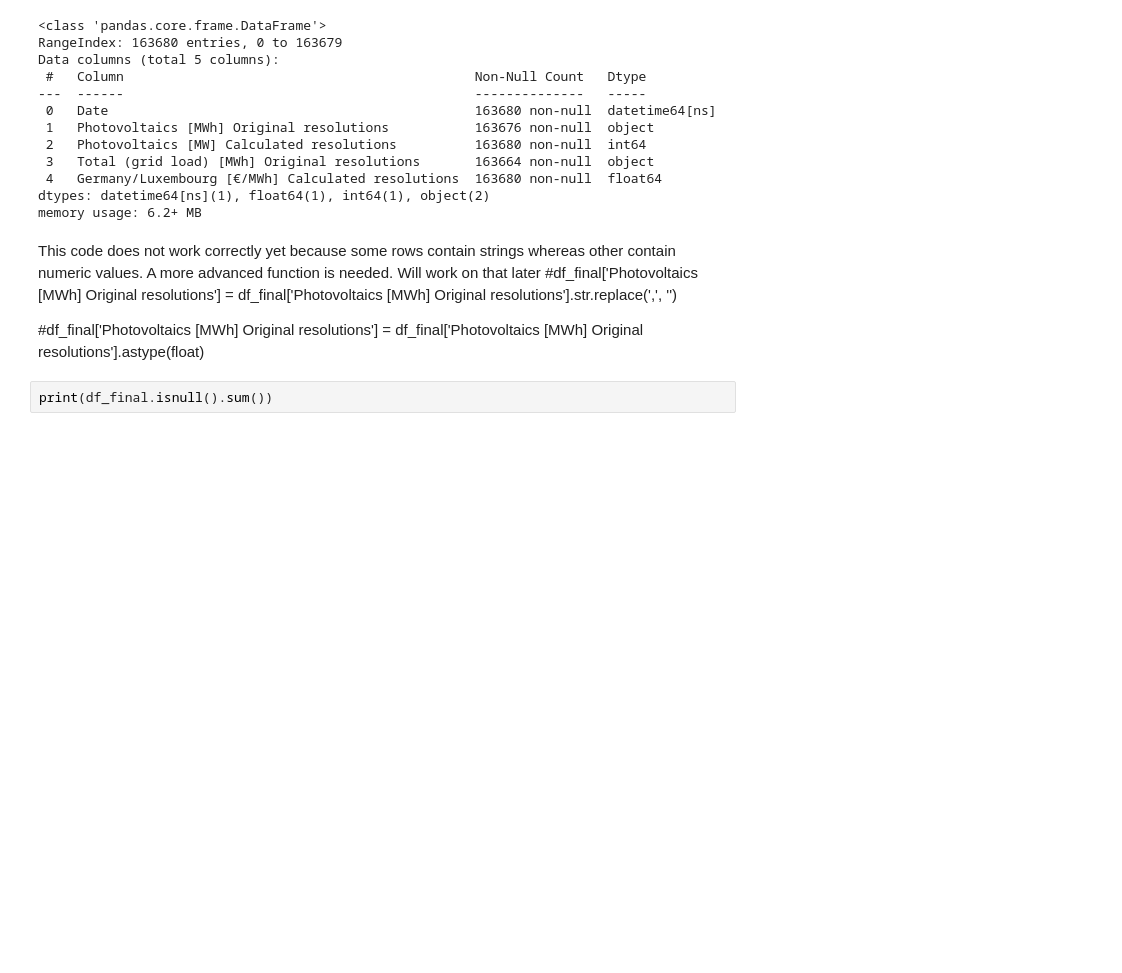
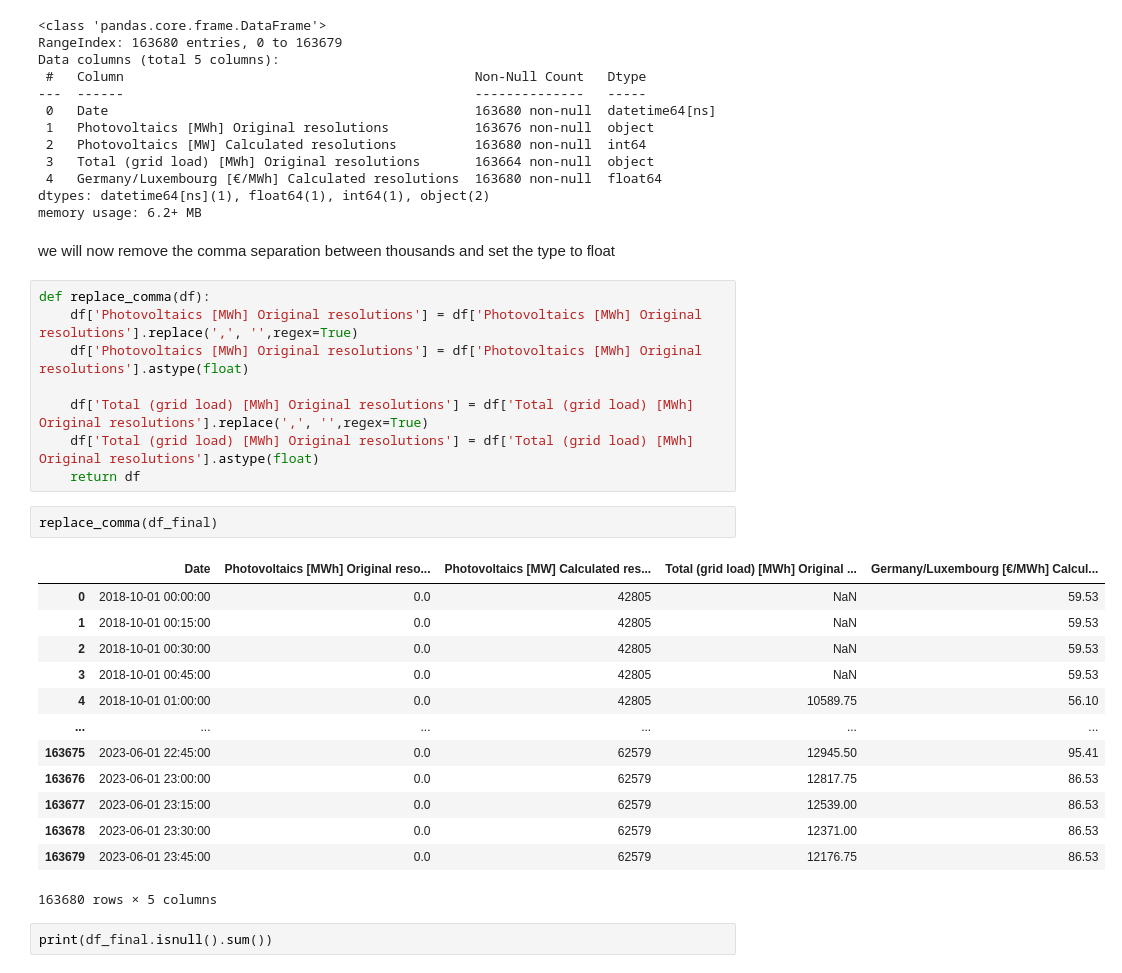
Before and after one commit to fritzfritzfritzz/EES_Optimisation, a Jupyter notebook: 20230628_Aquisition_Cleaing_Concat.ipynb, the cells around one changed output. Cells and saved outputs as stored; diff of their text form; blank space fills up the shorter version.

Commit message:
Data aquisition and merging into a final dataframe is done, removal of comma and Nan temporarily fixed

```diff
--- a/20230628_Aquisition_Cleaing_Concat.ipynb
+++ b/20230628_Aquisition_Cleaing_Concat.ipynb
@@ -176,11 +178,32 @@ Data columns (total 5 columns):
  4   Germany/Luxembourg [€/MWh] Calculated resolutions  163680 non-null  float64
 dtypes: datetime64[ns](1), float64(1), int64(1), object(2)
 memory usage: 6.2+ MB
-# %% [markdown]
-This code does not work correctly yet because some rows contain strings whereas other contain numeric values. A more advanced function is needed. Will work on that later
-#df_final['Photovoltaics [MWh] Original resolutions'] = df_final['Photovoltaics [MWh] Original resolutions'].str.replace(',', '')
-
-#df_final['Photovoltaics [MWh] Original resolutions'] = df_final['Photovoltaics [MWh] Original resolutions'].astype(float)
+# %% [markdown]
+we will now remove the comma separation between thousands and set the type to float
+# %%
+def replace_comma(df):
+    df['Photovoltaics [MWh] Original resolutions'] = df['Photovoltaics [MWh] Original resolutions'].replace(',', '',regex=True)
+    df['Photovoltaics [MWh] Original resolutions'] = df['Photovoltaics [MWh] Original resolutions'].astype(float)
+
+    df['Total (grid load) [MWh] Original resolutions'] = df['Total (grid load) [MWh] Original resolutions'].replace(',', '',regex=True)
+    df['Total (grid load) [MWh] Original resolutions'] = df['Total (grid load) [MWh] Original resolutions'].astype(float)
+    return df
+# %%
+replace_comma(df_final)
+# %% [output]
+|  | Date | Photovoltaics [MWh] Original reso... | Photovoltaics [MW] Calculated res... | Total (grid load) [MWh] Original ... | Germany/Luxembourg [€/MWh] Calcul... |
+| 0 | 2018-10-01 00:00:00 | 0.0 | 42805 | NaN | 59.53 |
+| 1 | 2018-10-01 00:15:00 | 0.0 | 42805 | NaN | 59.53 |
+| 2 | 2018-10-01 00:30:00 | 0.0 | 42805 | NaN | 59.53 |
+| 3 | 2018-10-01 00:45:00 | 0.0 | 42805 | NaN | 59.53 |
+| 4 | 2018-10-01 01:00:00 | 0.0 | 42805 | 10589.75 | 56.10 |
+| ... | ... | ... | ... | ... | ... |
+| 163675 | 2023-06-01 22:45:00 | 0.0 | 62579 | 12945.50 | 95.41 |
+| 163676 | 2023-06-01 23:00:00 | 0.0 | 62579 | 12817.75 | 86.53 |
+| 163677 | 2023-06-01 23:15:00 | 0.0 | 62579 | 12539.00 | 86.53 |
+| 163678 | 2023-06-01 23:30:00 | 0.0 | 62579 | 12371.00 | 86.53 |
+| 163679 | 2023-06-01 23:45:00 | 0.0 | 62579 | 12176.75 | 86.53 |
+163680 rows × 5 columns
 # %%
 print(df_final.isnull().sum())
 # %% [output]
```
Also changed, not shown: parts of 4 cells of this notebook.
